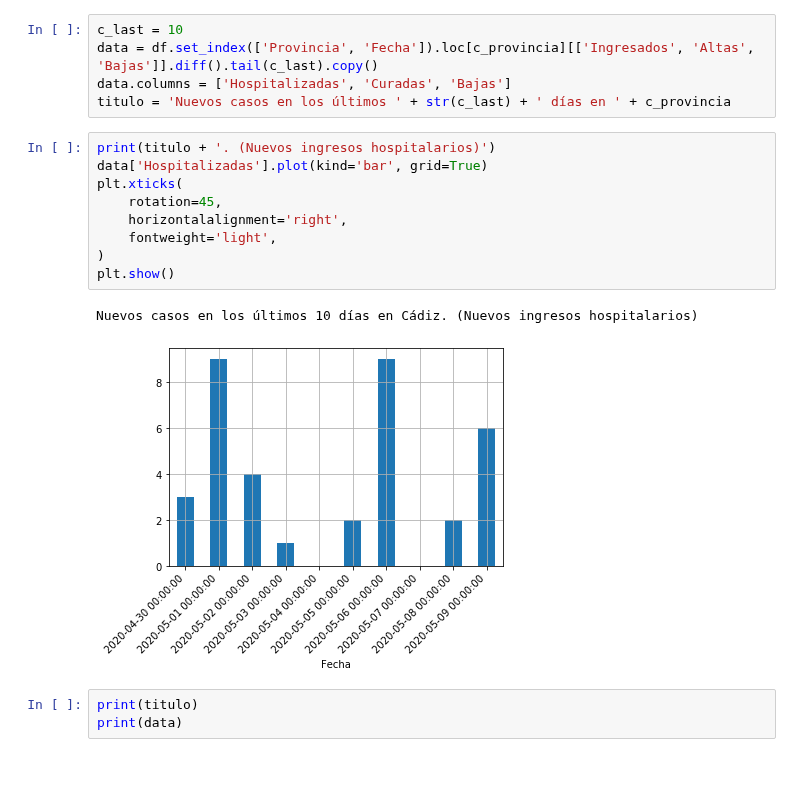
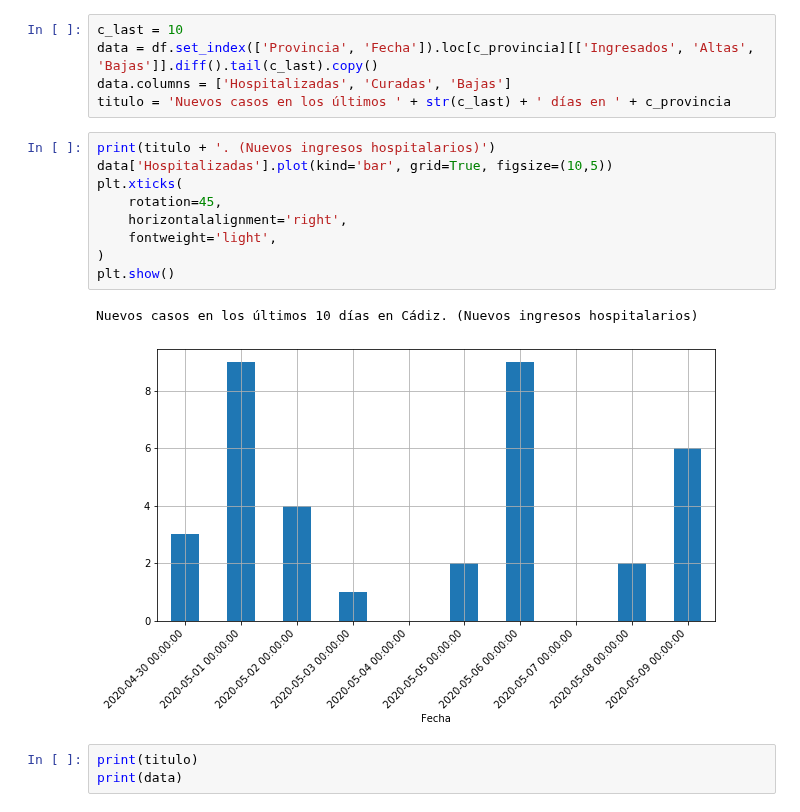
Before and after one commit to kfern/jupyter, a Jupyter notebook: covid19-es-and/growFactor.ipynb, the cells around one changed output. Cells and saved outputs as stored; diff of their text form; blank space fills up the shorter version.

```diff
--- a/covid19-es-and/growFactor.ipynb
+++ b/covid19-es-and/growFactor.ipynb
@@ -138,16 +146,16 @@ data.columns = ['Hospitalizadas', 'Curadas', 'Bajas']
 titulo = 'Nuevos casos en los últimos ' + str(c_last) + ' días en ' + c_provincia
 # %%
 print(titulo + '. (Nuevos ingresos hospitalarios)')
-data['Hospitalizadas'].plot(kind='bar', grid=True)
+data['Hospitalizadas'].plot(kind='bar', grid=True, figsize=(10,5))
 plt.xticks(
     rotation=45,
     horizontalalignment='right',
     fontweight='light',
 )
 plt.show()
 # %% [output]
 Nuevos casos en los últimos 10 días en Cádiz. (Nuevos ingresos hospitalarios)
-[figure, old version]
+[figure, new version]
 # %%
 print(titulo)
 print(data)
```
Also changed, not shown: parts of 5 cells of this notebook.
